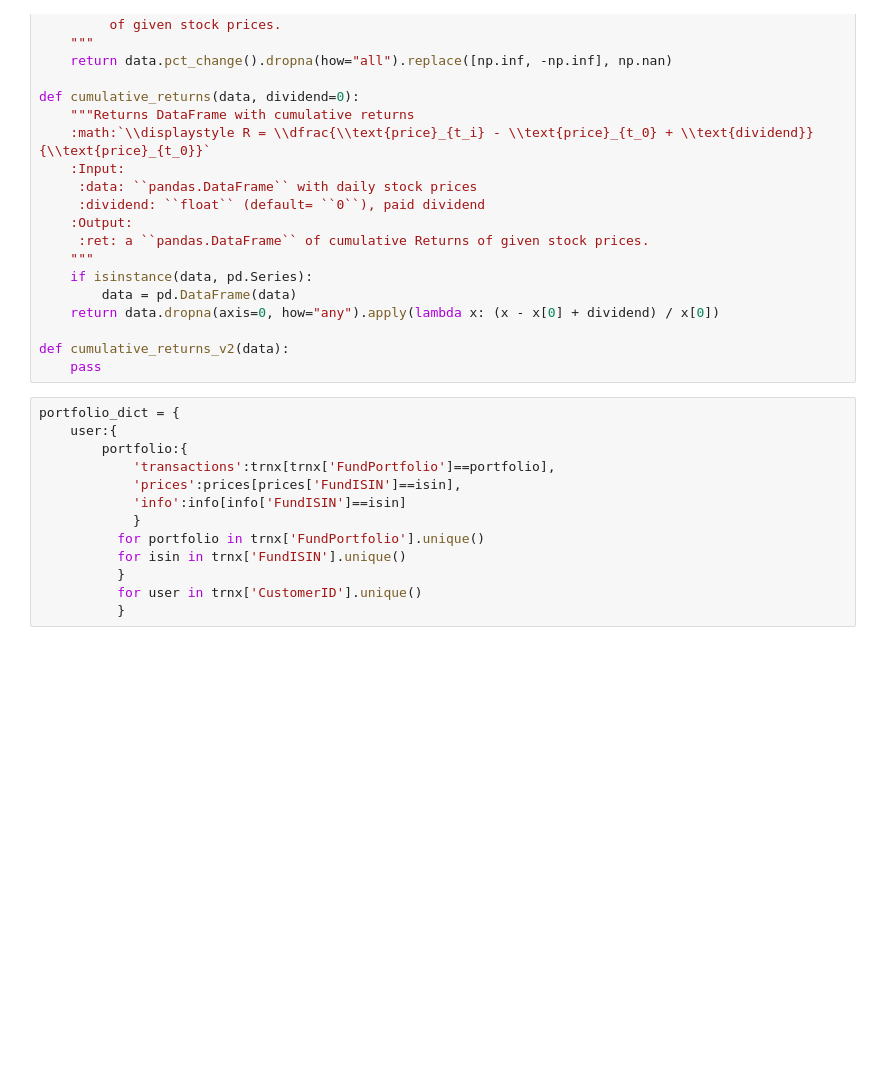
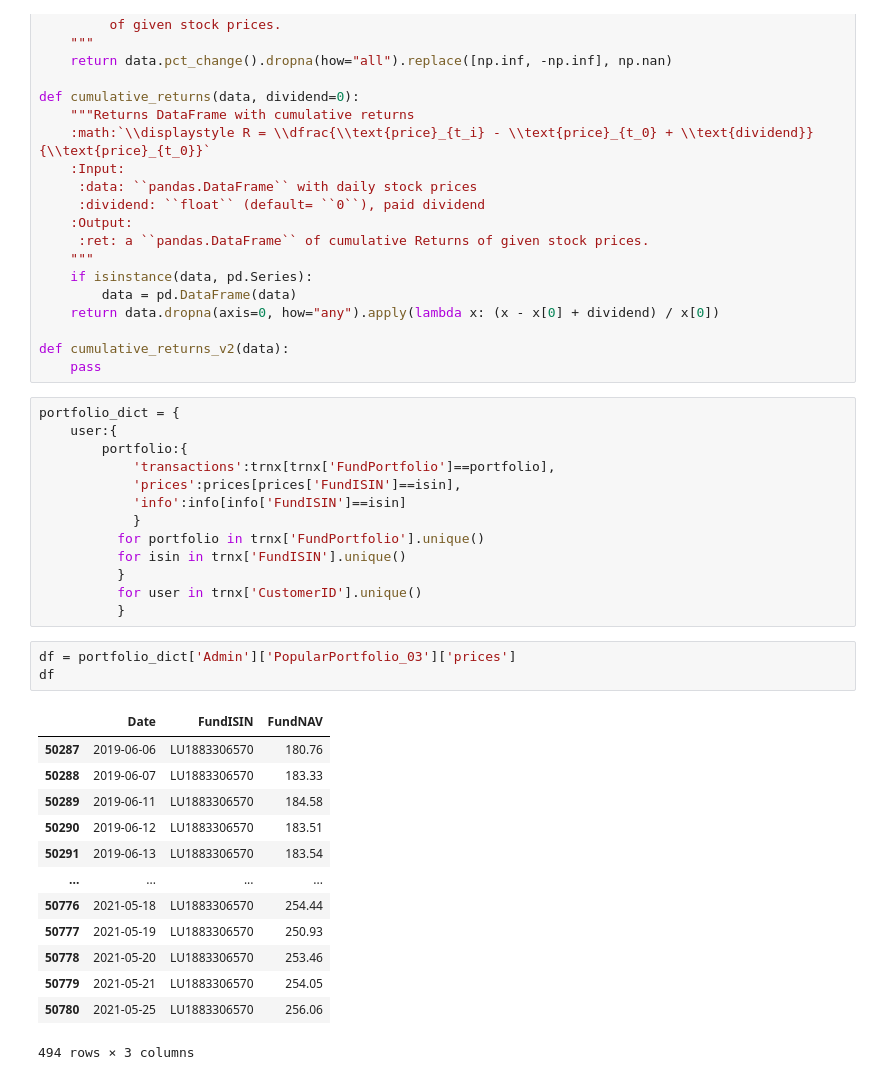
Before and after one commit to Nord-ouest-Advisors/InvestGuard, a Jupyter notebook: InvestGuard.ipynb, the cells around one changed output. Cells and saved outputs as stored; diff of their text form; blank space fills up the shorter version.

```diff
--- a/InvestGuard.ipynb
+++ b/InvestGuard.ipynb
@@ -88,5 +89,22 @@ portfolio_dict = {
           }
           for user in trnx['CustomerID'].unique()
           }
+# %%
+df = portfolio_dict['Admin']['PopularPortfolio_03']['prices']
+df
+# %% [output]
+|  | Date | FundISIN | FundNAV |
+| 50287 | 2019-06-06 | LU1883306570 | 180.76 |
+| 50288 | 2019-06-07 | LU1883306570 | 183.33 |
+| 50289 | 2019-06-11 | LU1883306570 | 184.58 |
+| 50290 | 2019-06-12 | LU1883306570 | 183.51 |
+| 50291 | 2019-06-13 | LU1883306570 | 183.54 |
+| ... | ... | ... | ... |
+| 50776 | 2021-05-18 | LU1883306570 | 254.44 |
+| 50777 | 2021-05-19 | LU1883306570 | 250.93 |
+| 50778 | 2021-05-20 | LU1883306570 | 253.46 |
+| 50779 | 2021-05-21 | LU1883306570 | 254.05 |
+| 50780 | 2021-05-25 | LU1883306570 | 256.06 |
+494 rows × 3 columns
 # %%
 df = portfolio_dict['Admin']['PopularPortfolio_03']['prices']
```
Also changed, not shown: parts of 3 cells of this notebook.
